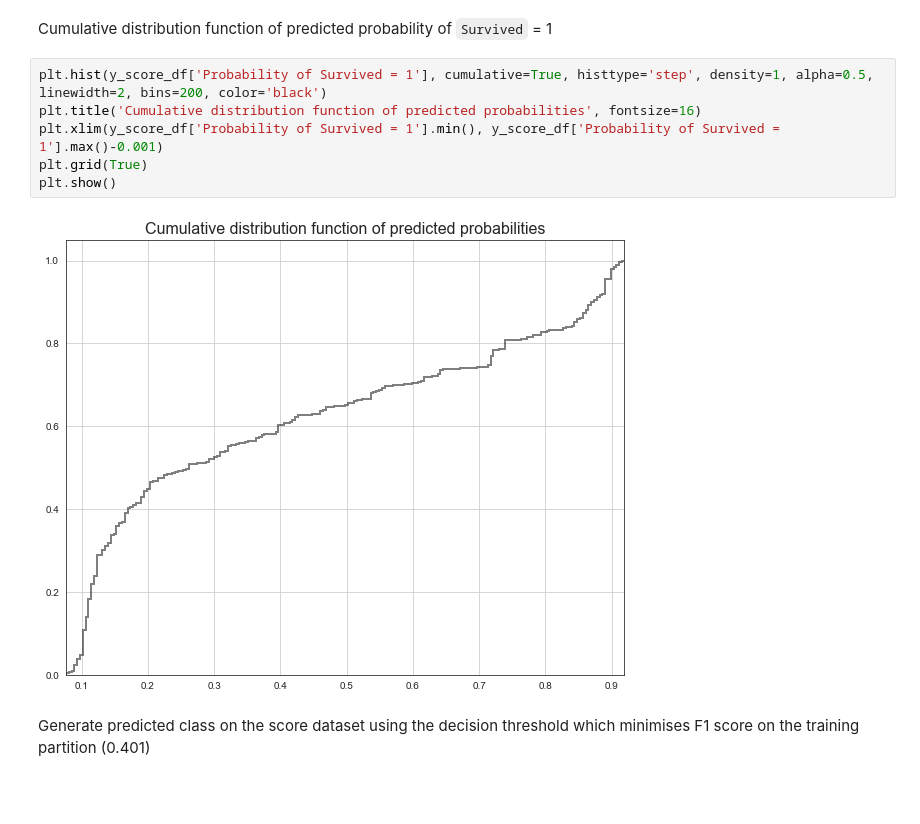
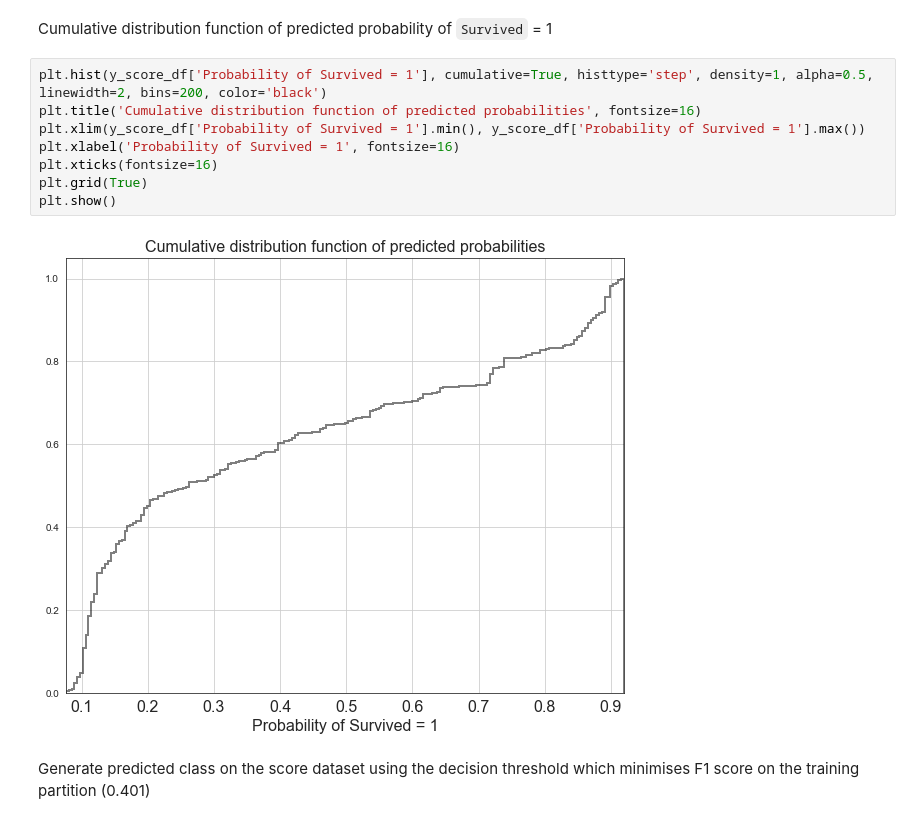
Before and after one commit to cavrilionis/titanic, a Jupyter notebook: Titanic-data-analysis.ipynb, the cells around one changed output. Saved outputs shown, nothing was run; the diff lists cells and outputs as text; blank space fills up the shorter version.

Commit message:
Fix CDF chart for test dataset

```diff
--- a/Titanic-data-analysis.ipynb
+++ b/Titanic-data-analysis.ipynb
@@ -1819,11 +1819,13 @@ Cumulative distribution function of predicted probability of `Survived` = 1
 # %%
 plt.hist(y_score_df['Probability of Survived = 1'], cumulative=True, histtype='step', density=1, alpha=0.5, linewidth=2, bins=200, color='black')
 plt.title('Cumulative distribution function of predicted probabilities', fontsize=16)
-plt.xlim(y_score_df['Probability of Survived = 1'].min(), y_score_df['Probability of Survived = 1'].max()-0.001)
+plt.xlim(y_score_df['Probability of Survived = 1'].min(), y_score_df['Probability of Survived = 1'].max())
+plt.xlabel('Probability of Survived = 1', fontsize=16)
+plt.xticks(fontsize=16)
 plt.grid(True)
 plt.show()
 # %% [output]
-[figure, old version]
+[figure, new version]
 # %% [markdown]
 Generate predicted class on the score dataset using the decision threshold which minimises F1 score on the training partition (0.401)
 # %%
```
Also changed, not shown: parts of 2 cells of this notebook.
